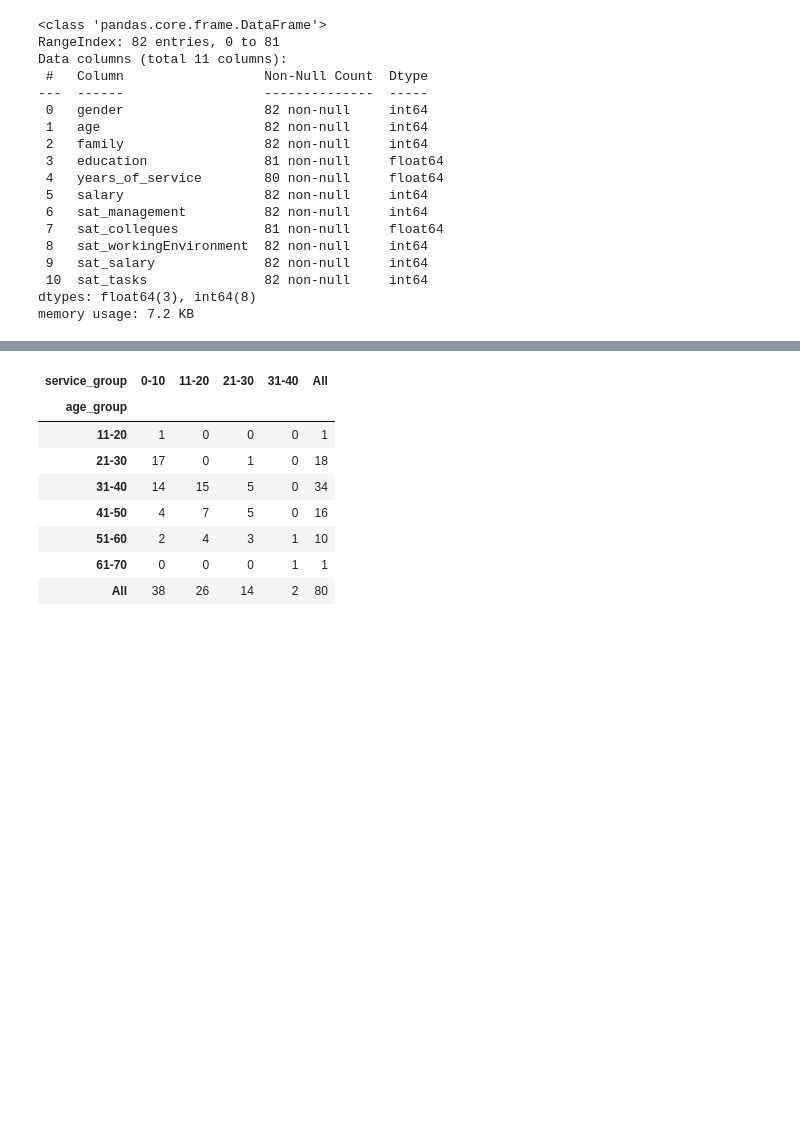
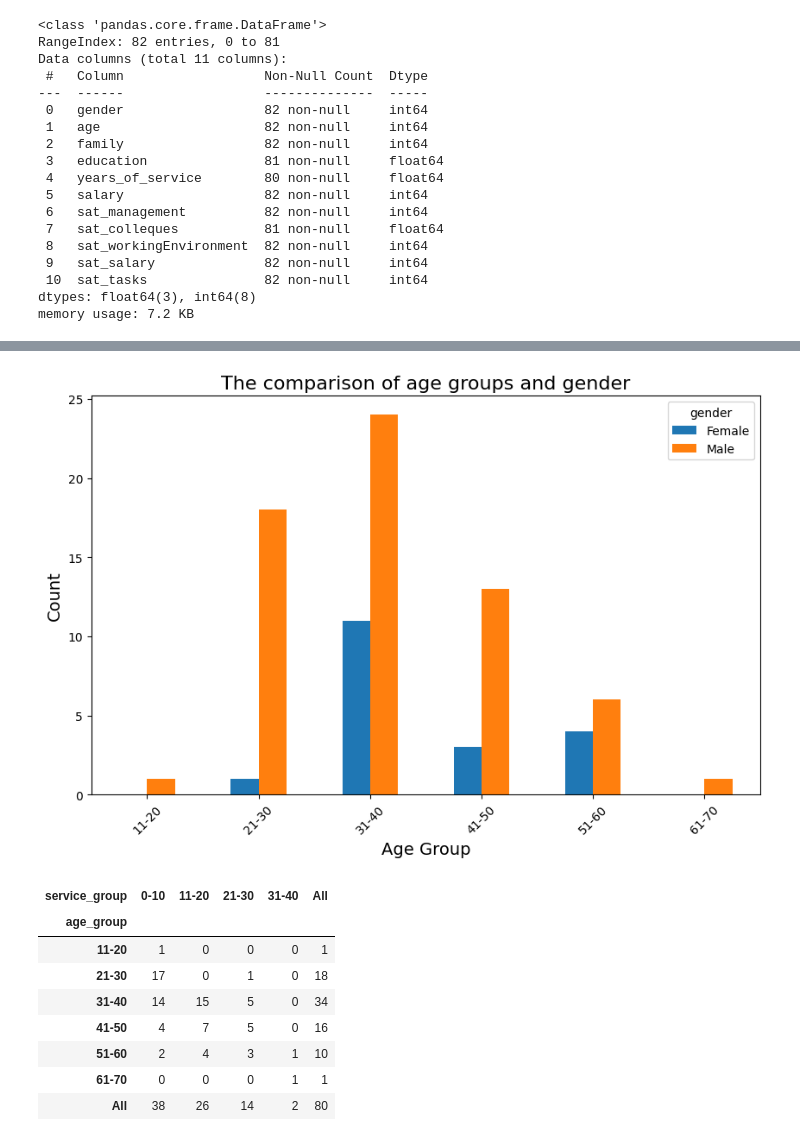
Before and after one commit to YSPLS/Tiedonk-sittely-pythonilla, a Jupyter notebook: code/project.ipynb, the cells around one changed output, grey strips where cells are left out. Saved outputs shown, nothing was run; the diff lists cells and outputs as text; code cells hidden in the pictures; blank space fills up the shorter version.

```diff
--- a/code/project.ipynb
+++ b/code/project.ipynb
@@ -93,3 +91,16 @@ age_group_crosstab
+# %%
+gender_age_analysis.plot(kind='bar', figsize=(10,6))
+
+# Add chart labels and title
+plt.title('The comparison of age groups and gender', fontsize=16)
+plt.xlabel('Age Group', fontsize=14)
+plt.ylabel('Count', fontsize=14)
+plt.xticks(rotation=45)
+
+# Display the bar chart
+plt.show()
+# %% [output]
+[figure, added]
 # %%
 df2['service_group'] = pd.cut(df2['years_of_service'], bins=bins, labels=labels, right=True, include_lowest=True)
 age_service_crosstab = pd.crosstab(index=df2['age_group'], columns=df2['service_group'], margins=True)
```
Also changed, not shown: parts of 3 cells of this notebook.
